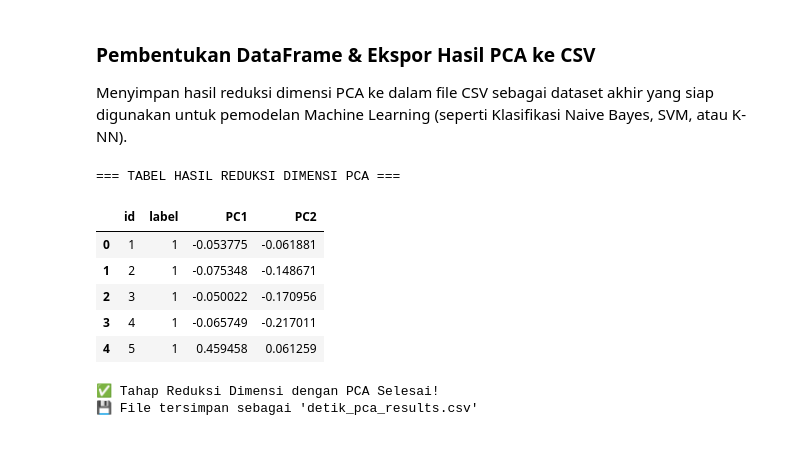
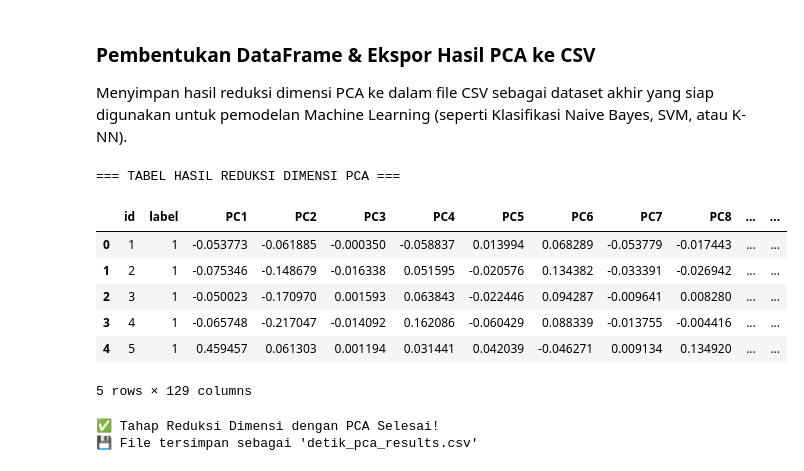
Before and after one commit to YunikaLstry/ppw, a Jupyter notebook: PCA.ipynb, the cells around one changed output. Saved outputs shown, nothing was run; the diff lists cells and outputs as text; code cells hidden in the pictures.

```diff
--- a/PCA.ipynb
+++ b/PCA.ipynb
@@ -56,16 +56,14 @@ print(f"• Varians terjelaskan oleh 2 PC pertama: {cumulative_variance[1]*100:.
 
 Mengompresi ribuan kolom kata unik menjadi 2 Utama (PC1 & PC2) agar dapat dipetakan secara visual dalam koordinat 2D.
 # %%
-# 1. Inisialisasi PCA dengan 2 komponen
-pca_2d = PCA(n_components=2, random_state=42)
+# 1. Inisialisasi PCA (Contoh: mempertahankan 85% varians)
+pca_2d = PCA(n_components=0.85, random_state=42)
 
 # 2. Fit & Transform pada data TF-IDF
 X_pca = pca_2d.fit_transform(X)
 
-print("=== HASIL REDUKSI DIMENSI PCA (2D) ===")
+print("=== HASIL REDUKSI DIMENSI PCA ===")
 print(f"• Dimensi Awal  : {X.shape}")
-print(f"• Dimensi Akhir : {X_pca.shape}")
-print(f"• Rasio Varians PC1 : {pca_2d.explained_variance_ratio_[0]*100:.2f}%")
-print(f"• Rasio Varians PC2 : {pca_2d.explained_variance_ratio_[1]*100:.2f}%")
-print(f"• Total Varians     : {sum(pca_2d.explained_variance_ratio_)*100:.2f}%")
+print(f"• Dimensi Akhir : {X_pca.shape} ({X_pca.shape[1]} Komponen Utama)")
+print(f"• Total Varians Terjelaskan : {sum(pca_2d.explained_variance_ratio_)*100:.2f}%")
 # %% [output]
@@ -109,28 +106,30 @@ plt.show()
 
 Menyimpan hasil reduksi dimensi PCA ke dalam file CSV sebagai dataset akhir yang siap digunakan untuk pemodelan Machine Learning (seperti Klasifikasi Naive Bayes, SVM, atau K-NN).
 # %%
-# 1. Buat DataFrame PCA
-df_pca_result = pd.DataFrame(X_pca, columns=['PC1', 'PC2'])
+# 1. Buat DataFrame PCA dengan seluruh komponen yang mempertahankan 85% varians
+pca_columns = [f'PC{i}' for i in range(1, X_pca.shape[1] + 1)]
+df_pca_result = pd.DataFrame(X_pca, columns=pca_columns)
 
 # 2. Sisipkan kembali kolom id dan label di awal
 df_pca_result.insert(0, 'label', y)
 df_pca_result.insert(0, 'id', df_tfidf['id'])
 
 print("=== TABEL HASIL REDUKSI DIMENSI PCA ===")
 display(df_pca_result.head())
 
 # 3. Simpan ke file CSV
 df_pca_result.to_csv('detik_pca_results.csv', index=False, encoding='utf-8-sig')
 
 print("\n✅ Tahap Reduksi Dimensi dengan PCA Selesai!")
 print("💾 File tersimpan sebagai 'detik_pca_results.csv'")
 # %% [output]
 === TABEL HASIL REDUKSI DIMENSI PCA ===
-|  | id | label | PC1 | PC2 |
-| 0 | 1 | 1 | -0.053775 | -0.061881 |
-| 1 | 2 | 1 | -0.075348 | -0.148671 |
-| 2 | 3 | 1 | -0.050022 | -0.170956 |
-| 3 | 4 | 1 | -0.065749 | -0.217011 |
-| 4 | 5 | 1 | 0.459458 | 0.061259 |
+|  | id | label | PC1 | PC2 | PC3 | PC4 | PC5 | PC6 | PC7 | PC8 | ... | ... |
+| 0 | 1 | 1 | -0.053773 | -0.061885 | -0.000350 | -0.058837 | 0.013994 | 0.068289 | -0.053779 | -0.017443 | ... | ... |
+| 1 | 2 | 1 | -0.075346 | -0.148679 | -0.016338 | 0.051595 | -0.020576 | 0.134382 | -0.033391 | -0.026942 | ... | ... |
+| 2 | 3 | 1 | -0.050023 | -0.170970 | 0.001593 | 0.063843 | -0.022446 | 0.094287 | -0.009641 | 0.008280 | ... | ... |
+| 3 | 4 | 1 | -0.065748 | -0.217047 | -0.014092 | 0.162086 | -0.060429 | 0.088339 | -0.013755 | -0.004416 | ... | ... |
+| 4 | 5 | 1 | 0.459457 | 0.061303 | 0.001194 | 0.031441 | 0.042039 | -0.046271 | 0.009134 | 0.134920 | ... | ... |
-✅ Tahap Reduksi Dimensi dengan PCA Selesai!
-💾 File tersimpan sebagai 'detik_pca_results.csv'
+5 rows × 129 columns
+✅ Tahap Reduksi Dimensi dengan PCA Selesai!
+💾 File tersimpan sebagai 'detik_pca_results.csv'
```
Also changed, not shown: parts of 2 cells of this notebook, 4 other files.
